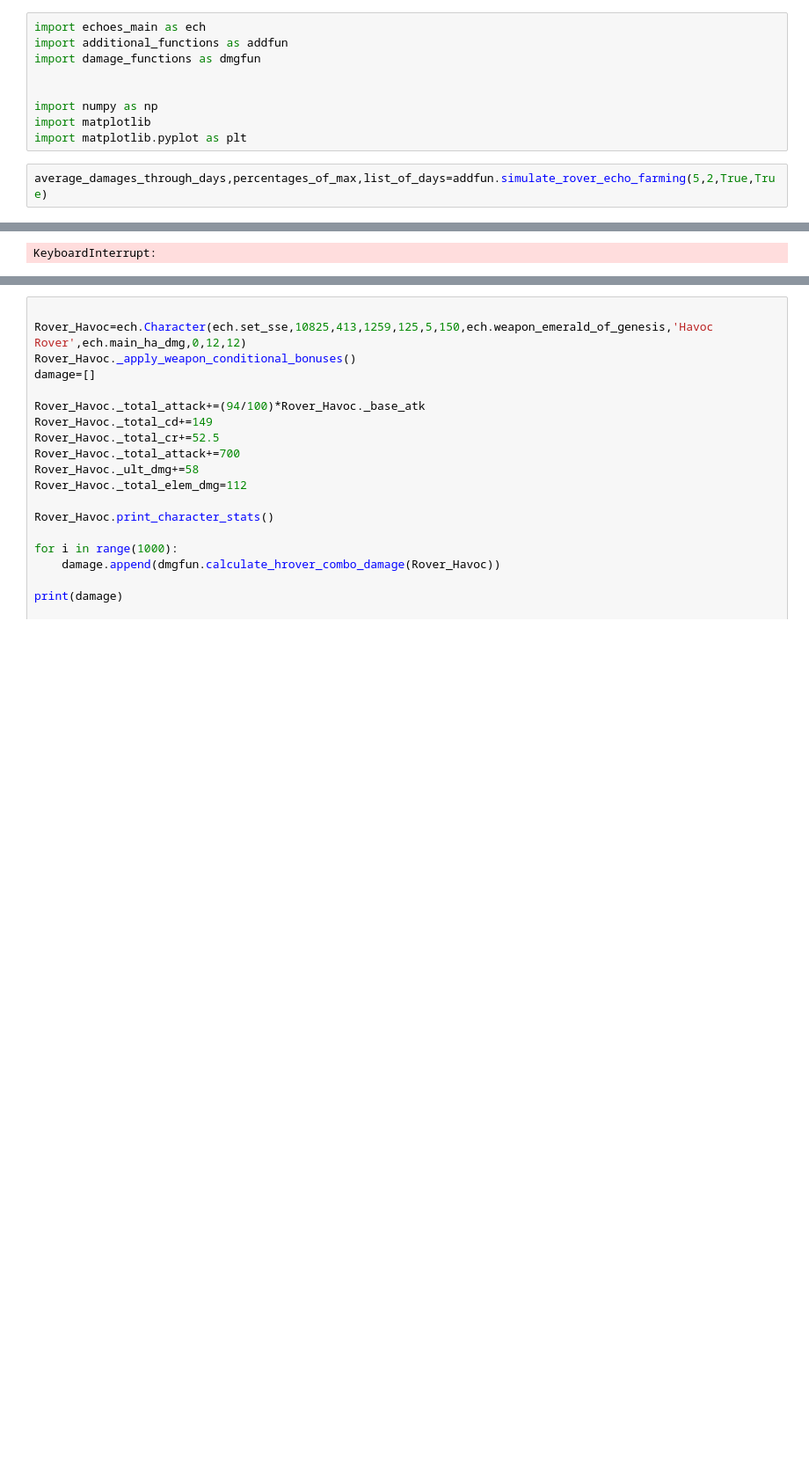
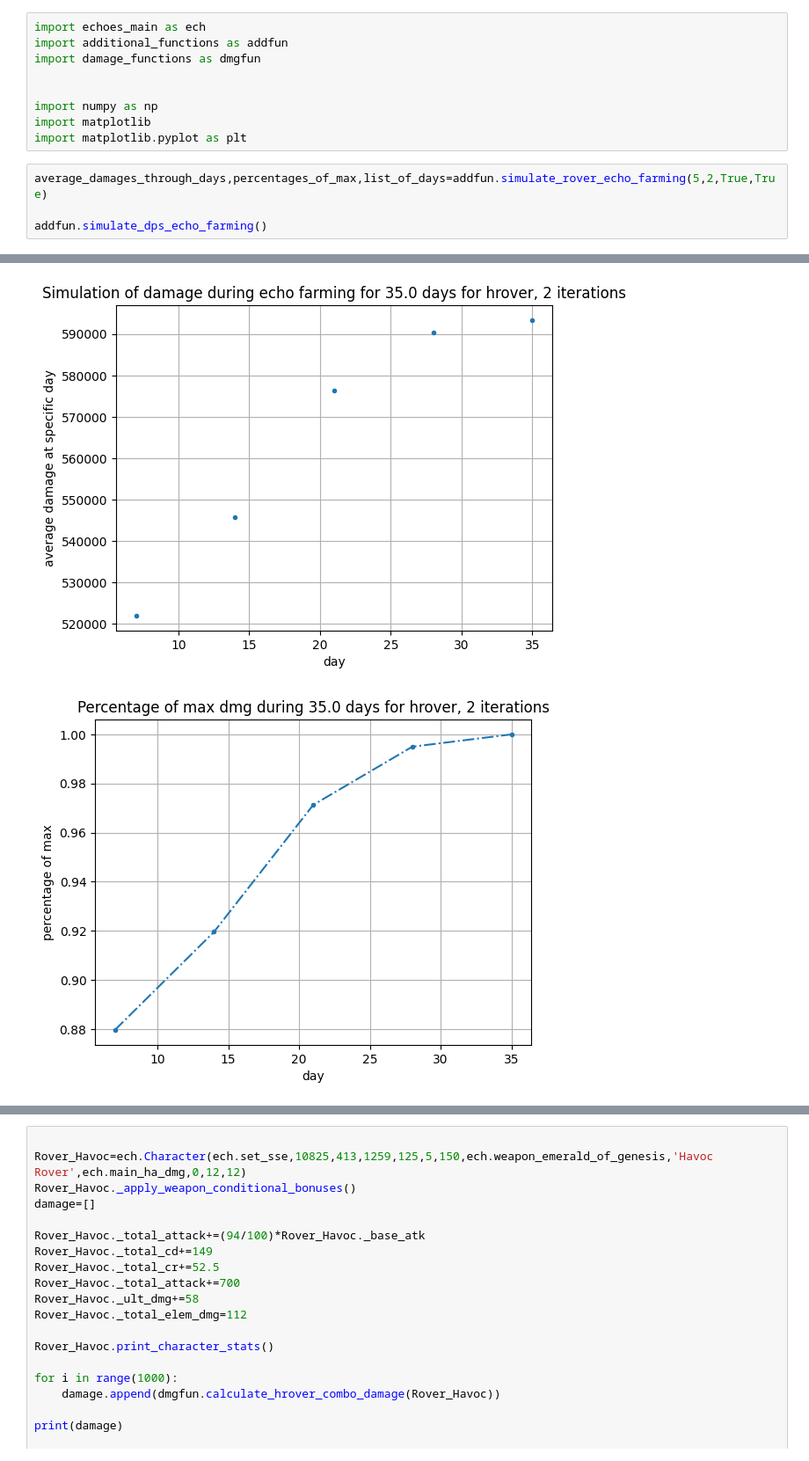
Before and after one commit to Devastator-dev/echoes_public, a Jupyter notebook: calculations_and_graphs.ipynb, the cells around one changed output, grey strips where cells are left out. Shown at 88% size. Cells and saved outputs as stored; diff of their text form; blank space fills up the shorter version.

```diff
--- a/calculations_and_graphs.ipynb
+++ b/calculations_and_graphs.ipynb
@@ -11,6 +11,8 @@ import matplotlib
 import matplotlib.pyplot as plt
 # %%
 average_damages_through_days,percentages_of_max,list_of_days=addfun.simulate_rover_echo_farming(5,2,True,True)
+
+addfun.simulate_dps_echo_farming()
 # %% [output]
 0.0 %  done
 Name:  Havoc Rover
@@ -32 +34,2 @@ Estimated tacet field runs needed for tuners:  -176.0
-KeyboardInterrupt:
+[figure, added]
+[figure, added]
```
Also changed, not shown: parts of 1 cell of this notebook, 2 other files.
